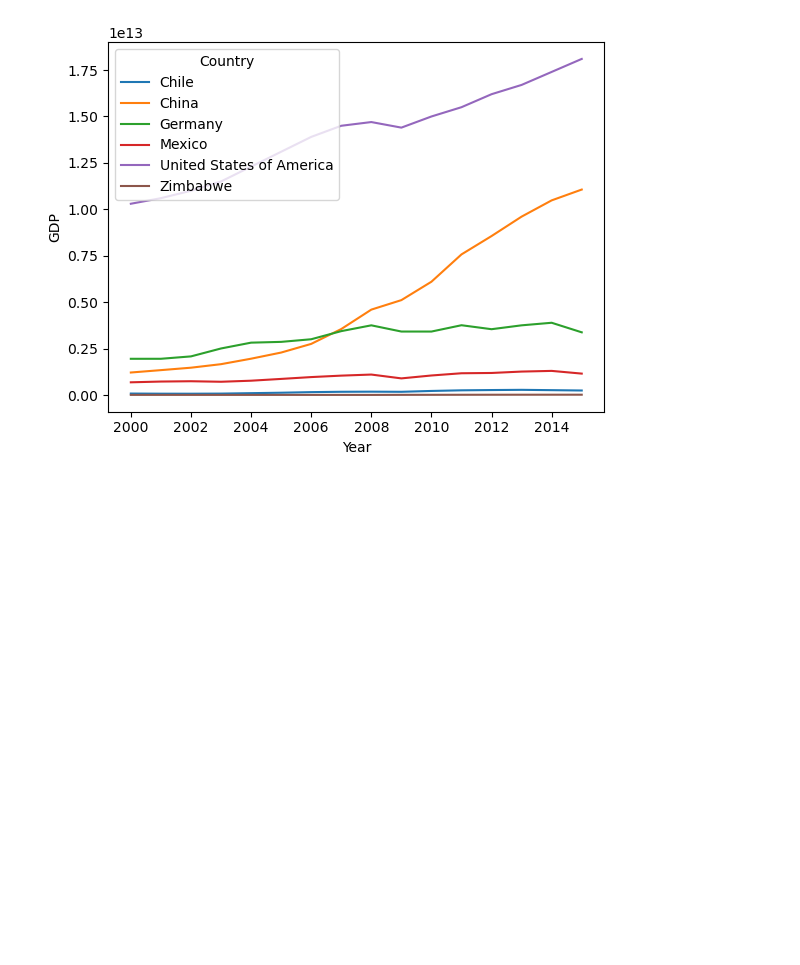
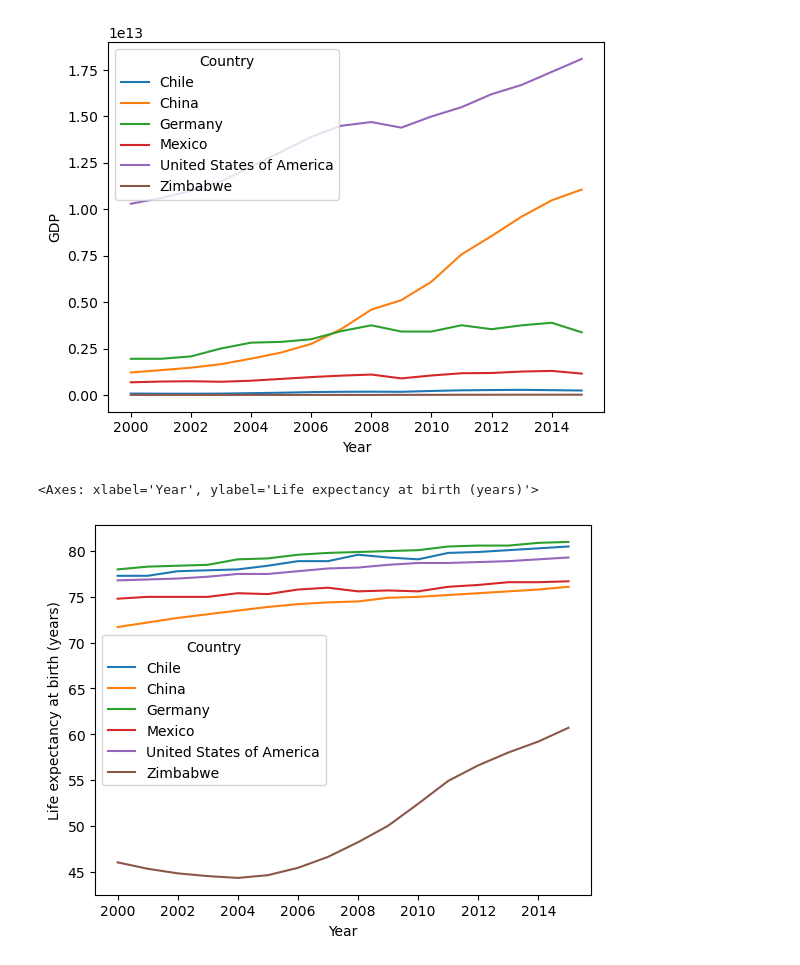
Before and after one commit to joelie1105/data_vis_module2, a Jupyter notebook: gdp_and_life_expectancy.ipynb, the cells around one changed output. Cells and saved outputs as stored; diff of their text form; code cells hidden in the pictures; blank space fills up the shorter version.

Commit message:
Created life expectancy line chart with year as x axis

```diff
--- a/gdp_and_life_expectancy.ipynb
+++ b/gdp_and_life_expectancy.ipynb
@@ -115,3 +123,8 @@ sns.lineplot(x='Year', y='GDP', hue='Country', data=year_GDP)
 # %% [output]
 <Axes: xlabel='Year', ylabel='GDP'>
 [figure]
+# %%
+sns.lineplot(x='Year', y='Life expectancy at birth (years)', hue='Country', data=df_main)
+# %% [output]
+<Axes: xlabel='Year', ylabel='Life expectancy at birth (years)'>
+[figure, added]
```
Also changed, not shown: parts of 1 cell of this notebook.
